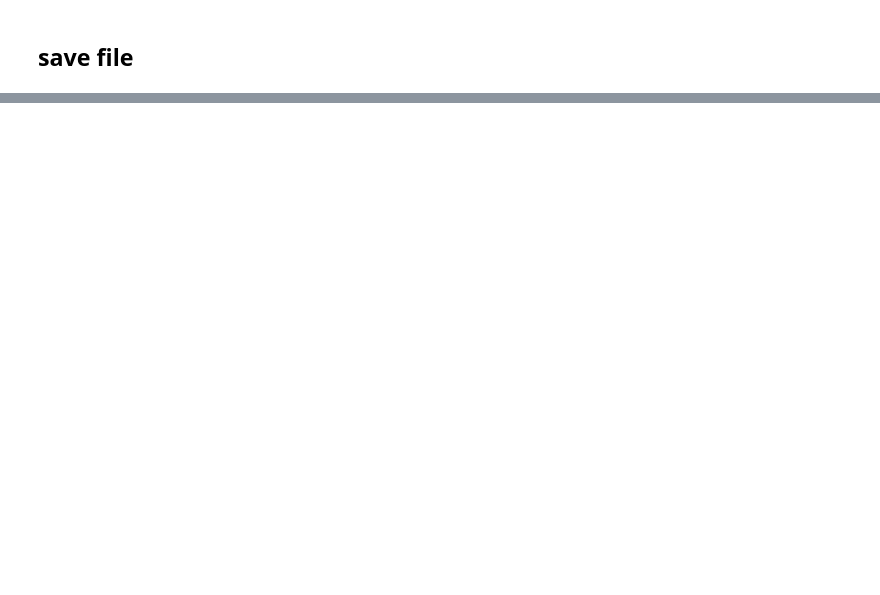
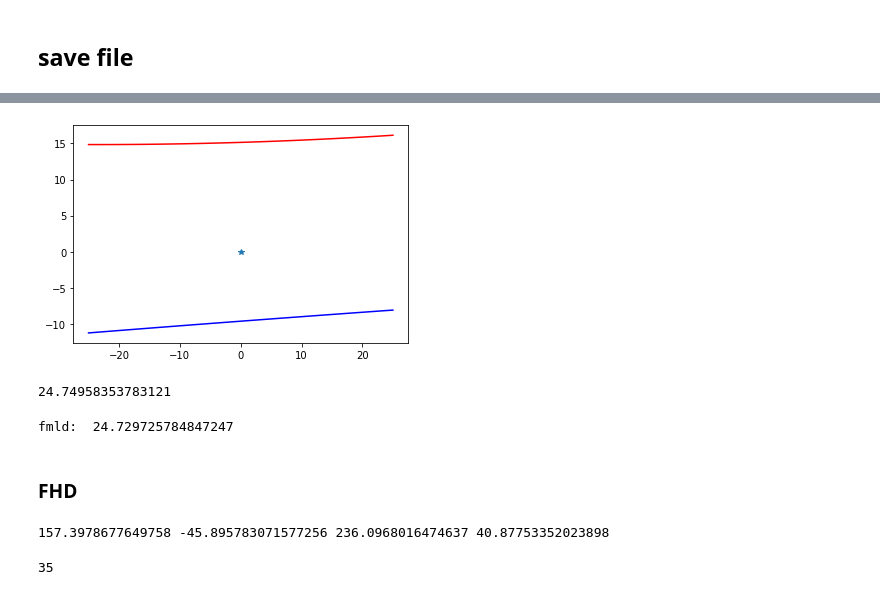
Before and after one commit to zilipp/msResearch, a Jupyter notebook: project2D_whole.ipynb, the cells around one changed output, grey strips where cells are left out. Drawn from its saved outputs; the diff is of its cells as text; code cells hidden in the pictures; blank space fills up the shorter version.

```diff
--- a/project2D_whole.ipynb
+++ b/project2D_whole.ipynb
@@ -154,0 +495,47 @@ bone_points = bone_points - bone_points.mean(axis=0, keepdims=True)
+# %%
+if show_figure:
+    x = np.linspace(-25, 25, num=100)
+    a = top_line_p[2] * x * x + top_line_p[1] * x + top_line_p[0]
+    b = bottom_line_p[2] * x * x + bottom_line_p[1] * x + bottom_line_p[0]
+    plt.plot(x, a, 'r') # plotting t, a separately
+    plt.plot(x, b, 'b') # plotting t, b separately
+    plt.plot([0], [0], '*') # plotting t, c separately
+    plt.show()
+# %% [output]
+[figure, added]
+# %%
+# vertical line
+fmld = poly.polyval(0, top_line_p) - poly.polyval(0, bottom_line_p)
+print(fmld)
+# %% [output]
+24.74958353783121
+# %%
+def distance_2_point_to_point(p1, p2):
+    return (p1[0] - p2[0])**2 + (p1[1] - p2[1])**2
+
+min_line_segment_length = fmld **2
+for i in np.arange(-20,20,.01):
+    if i == 0:
+        continue
+    x = i
+    y = top_line_p[2] * x * x + top_line_p[1] * x + top_line_p[0]
+    k = y/x
+    [x_res1, x_res2] = np.roots([bottom_line_p[2], bottom_line_p[1] - k, bottom_line_p[0]])
+
+    y_res1 = k * x_res1
+    dis_1 = x_res1 **2 + y_res1**2
+
+    y_res2 = k * x_res2
+    dis_2 = x_res2 **2 + y_res2**2
+
+    [x1, y1] = [x_res1, y_res1] if dis_1 < dis_2 else [x_res2, y_res2]
+
+    dis_cur = distance_2_point_to_point([x, y], [x1, y1])
+    min_line_segment_length = min(dis_cur, min_line_segment_length)
+
+fmld = math.sqrt(min_line_segment_length)
+print('fmld: ', fmld)
+# %% [output]
+fmld:  24.729725784847247
+# %% [markdown]
+### FHD
@@ -154,0 +546,14 @@ bone_points = bone_points - bone_points.mean(axis=0, keepdims=True)
+# %%
+#2. 找到骨头最右侧的点 max(x)
+(right_bone_minx, right_bone_miny, right_bone_maxx, right_bone_maxy) = right_bone.exterior.bounds
+print(right_bone_minx, right_bone_miny, right_bone_maxx, right_bone_maxy)
+
+right_most_idx = 0
+for i in range(len(right_bone_points_ordered)):
+    if right_bone_points_ordered[i][0] == right_bone_maxx:
+        right_most_idx = i
+        break
+right_most_idx
+# %% [output]
+157.3978677649758 -45.895783071577256 236.0968016474637 40.87753352023898
+35
```
Also changed, not shown: parts of 63 cells of this notebook, 3 other files.
